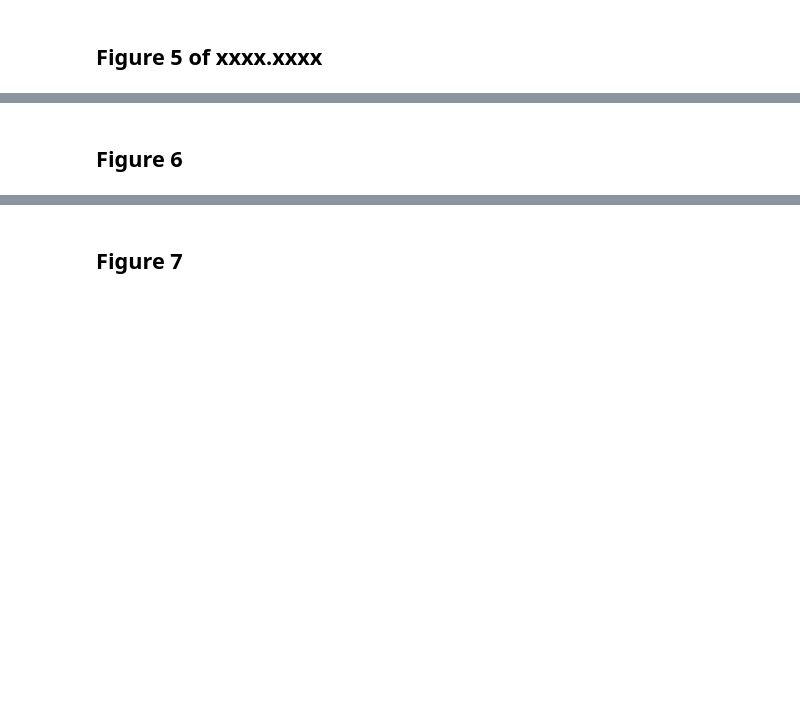
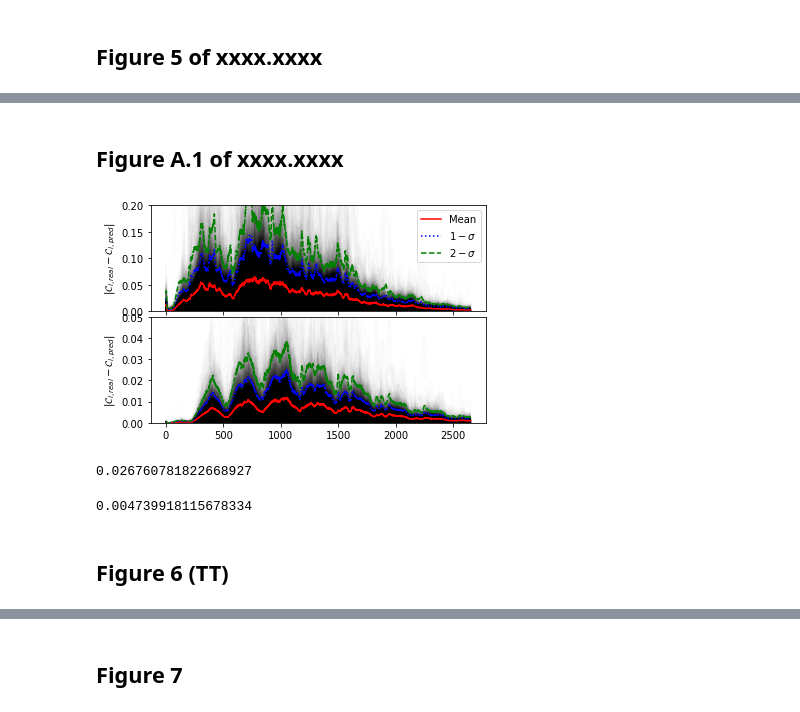
Before and after one commit to Martindelosrios/cosmic-kite, a Jupyter notebook: Examples/Figures.ipynb, the cells around one changed output, grey strips where cells are left out. Cells and saved outputs as stored; diff of their text form; code cells hidden in the pictures; blank space fills up the shorter version.

```diff
--- a/Examples/Figures.ipynb
+++ b/Examples/Figures.ipynb
@@ -212,3 +282,60 @@ np.max(cl_por)*100
+# %% [markdown]
+## Figure A.1 of xxxx.xxxx
+# %%
+lmax = 2650
+lmin = 2
+
+l = np.arange(2, 2650)
+
+te_error = np.abs(te_test - te_pred)
+ee_error = np.abs(ee_test - ee_pred)
+
+te_error_mean = np.mean(te_error, axis = 0)
+te_error_sd   = np.std(te_error, axis = 0)
+ee_error_mean = np.mean(ee_error, axis = 0)
+ee_error_sd   = np.std(ee_error, axis = 0)
+
+
+fig, axs = plt.subplots(2, 1, sharex=True, gridspec_kw={'hspace': 0.05, 'wspace': 0.})
+
+for i in range(len(y_testset) - 1):
+  ind = i
+
+  axs[0].plot(l , np.abs(te_test[ind,:] - te_pred[ind,:]), color = 'black', alpha = 0.01)
+  axs[0].set(ylabel = r'$|\mathcal{C}_{l,real} - \mathcal{C}_{l, pred}|$')
+
+  axs[1].plot(l , np.abs(ee_test[ind,:] - ee_pred[ind,:]), color = 'black', alpha = 0.01)
+  axs[1].set(ylabel = r'$|\mathcal{C}_{l,real} - \mathcal{C}_{l, pred}|$')
+
+axs[0].plot(l, te_error_mean, color = 'red', label = 'Mean')
+axs[1].plot(l, ee_error_mean, color = 'red')
+
+axs[0].plot(l, te_error_mean + te_error_sd, color = 'blue', linestyle = ':', label = r'$1-\sigma$')
+axs[1].plot(l, ee_error_mean + ee_error_sd, color = 'blue', linestyle = ':')
+
+axs[0].plot(l, te_error_mean + 2*te_error_sd, color = 'green', linestyle = '--', label = r'$2-\sigma$')
+axs[1].plot(l, ee_error_mean + 2*ee_error_sd, color = 'green', linestyle = '--')
+
+axs[0].set(ylim=(0,0.2))
+axs[1].set(ylim=(0,0.05))
+
+axs[0].legend()
+
+plt.savefig('/content/drive/My Drive/Colab Notebooks/cosmo_par/cosmic-kite/comparison_full_TE-EE.jpeg')
+# %% [output]
+[figure, added]
+# %%
+# Mean TE multipole error
+
+np.mean(te_error)
+# %% [output]
+0.026760781822668927
+# %%
+# Mean EE multipole error
+
+np.mean(ee_error)
+# %% [output]
+0.004739918115678334
 # %% [markdown]
-## Figure 6
+## Figure 6 (TT)
 # %%
```
Also changed, not shown: parts of 45 cells of this notebook.
